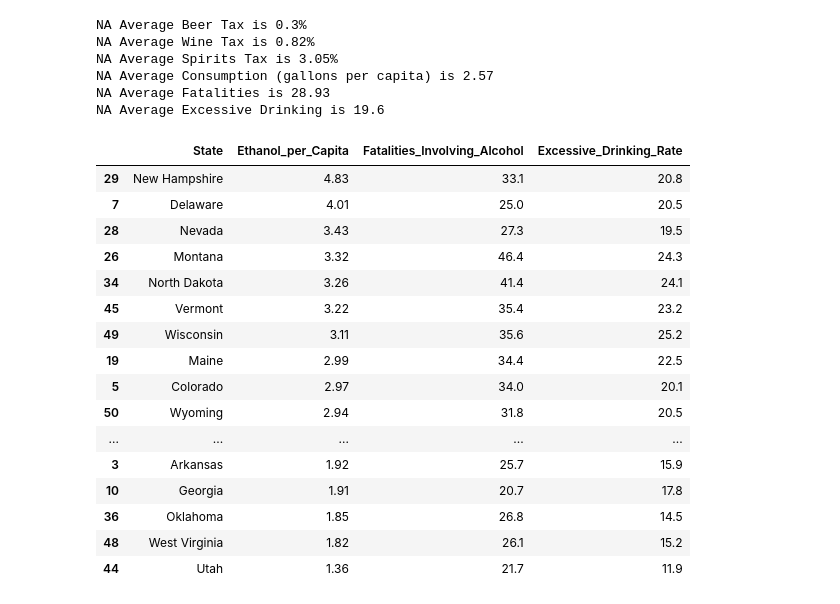
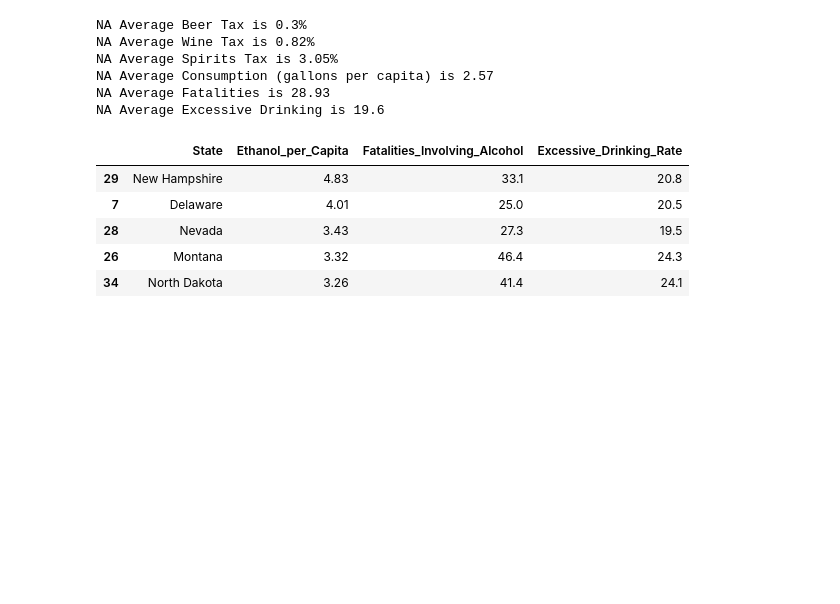
Before and after one commit to UTA-Class-Group-Projects/project_3, a Jupyter notebook: state_taxes.ipynb, the cells around one changed output. Drawn from its saved outputs; the diff is of its cells as text; code cells hidden in the pictures; blank space fills up the shorter version.

```diff
--- a/state_taxes.ipynb
+++ b/state_taxes.ipynb
@@ -139,23 +139,12 @@ lowest_consumption = pd.DataFrame(bottom_sorted_consumption)
 # %%
 ethical_df = merged_df[['State', 'Ethanol_per_Capita', 'Fatalities_Involving_Alcohol', 'Excessive_Drinking_Rate']].copy()
 ethical_df = ethical_df[ethical_df['State'] != 'District of Columbia']
 ethical_df = ethical_df.sort_values(by = 'Ethanol_per_Capita', ascending = False)
-ethical_df
+ethical_df.head()
 # %% [output]
 |  | State | Ethanol_per_Capita | Fatalities_Involving_Alcohol | Excessive_Drinking_Rate |
 | 29 | New Hampshire | 4.83 | 33.1 | 20.8 |
 | 7 | Delaware | 4.01 | 25.0 | 20.5 |
 | 28 | Nevada | 3.43 | 27.3 | 19.5 |
 | 26 | Montana | 3.32 | 46.4 | 24.3 |
 | 34 | North Dakota | 3.26 | 41.4 | 24.1 |
-| 45 | Vermont | 3.22 | 35.4 | 23.2 |
-| 49 | Wisconsin | 3.11 | 35.6 | 25.2 |
-| 19 | Maine | 2.99 | 34.4 | 22.5 |
-| 5 | Colorado | 2.97 | 34.0 | 20.1 |
-| 50 | Wyoming | 2.94 | 31.8 | 20.5 |
-| ... | ... | ... | ... | ... |
-| 3 | Arkansas | 1.92 | 25.7 | 15.9 |
-| 10 | Georgia | 1.91 | 20.7 | 17.8 |
-| 36 | Oklahoma | 1.85 | 26.8 | 14.5 |
-| 48 | West Virginia | 1.82 | 26.1 | 15.2 |
-| 44 | Utah | 1.36 | 21.7 | 11.9 |
```
Also changed, not shown: parts of 1 cell of this notebook.
